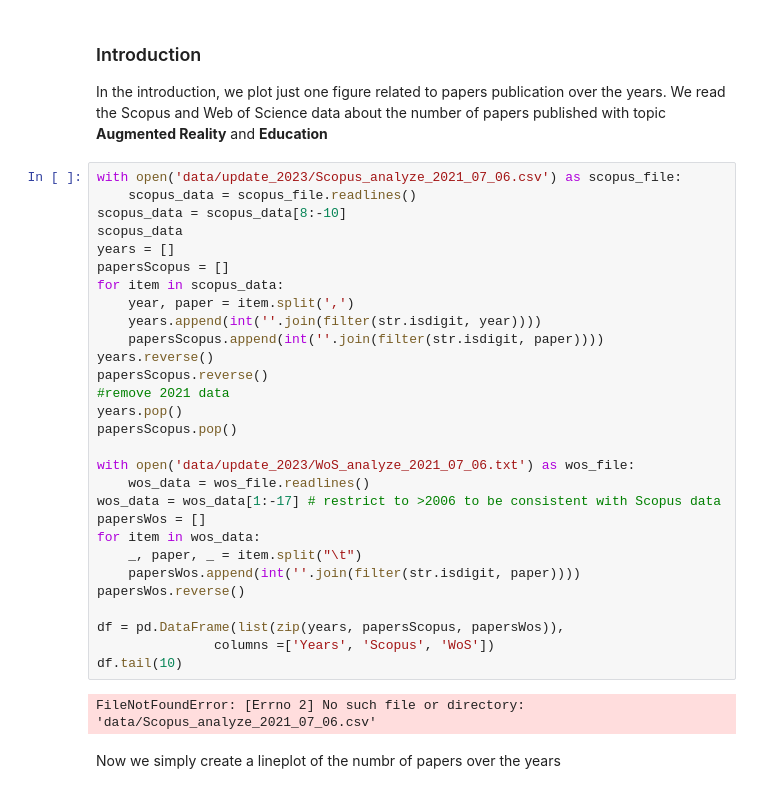
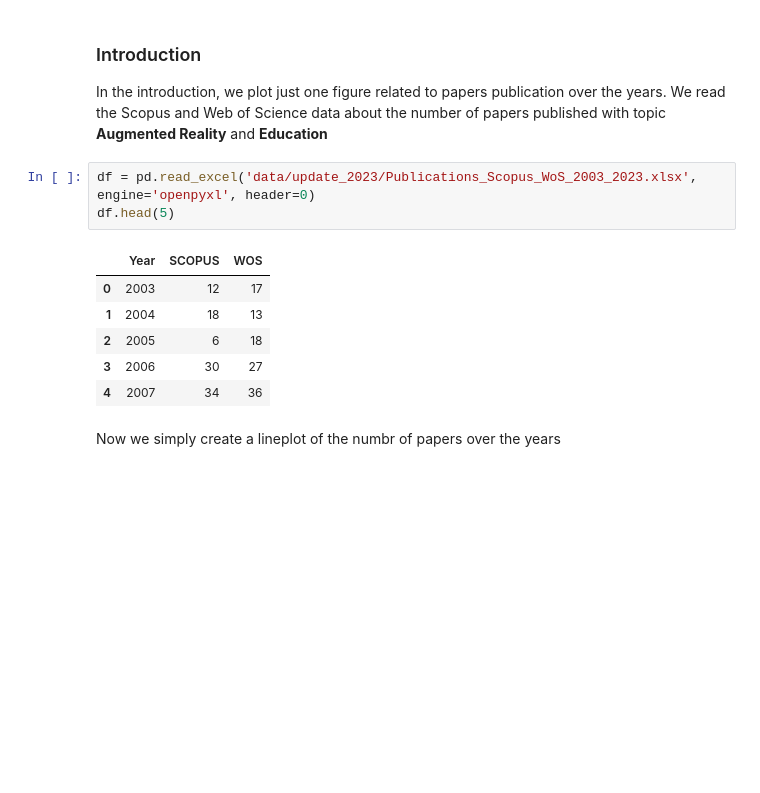
Before and after one commit to Stocastico/AR_SLR_Paper, a Jupyter notebook: create_figures_2023.ipynb, the cells around one changed output. Saved outputs shown, nothing was run; the diff lists cells and outputs as text; blank space fills up the shorter version.

```diff
--- a/create_figures_2023.ipynb
+++ b/create_figures_2023.ipynb
@@ -8,37 +8,16 @@ import csv
 ### Introduction
 In the introduction, we plot just one figure related to papers publication over the years.
 We read the Scopus and Web of Science data about the number of papers published with topic **Augmented Reality** and **Education**
-# %%
-with open('data/update_2023/Scopus_analyze_2021_07_06.csv') as scopus_file:
-    scopus_data = scopus_file.readlines()
-scopus_data = scopus_data[8:-10]
-scopus_data
-years = []
-papersScopus = []
-for item in scopus_data:
-    year, paper = item.split(',')
-    years.append(int(''.join(filter(str.isdigit, year))))
-    papersScopus.append(int(''.join(filter(str.isdigit, paper))))
-years.reverse()
-papersScopus.reverse()
-#remove 2021 data
-years.pop()
-papersScopus.pop()
-
-with open('data/update_2023/WoS_analyze_2021_07_06.txt') as wos_file:
-    wos_data = wos_file.readlines()
-wos_data = wos_data[1:-17] # restrict to >2006 to be consistent with Scopus data
-papersWos = []
-for item in wos_data:
-    _, paper, _ = item.split("\t")
-    papersWos.append(int(''.join(filter(str.isdigit, paper))))
-papersWos.reverse()
-
-df = pd.DataFrame(list(zip(years, papersScopus, papersWos)),
-               columns =['Years', 'Scopus', 'WoS'])
-df.tail(10)
-# %% [output]
-FileNotFoundError: [Errno 2] No such file or directory: 'data/Scopus_analyze_2021_07_06.csv'
+# %%
+df = pd.read_excel('data/update_2023/Publications_Scopus_WoS_2003_2023.xlsx', engine='openpyxl', header=0)
+df.head(5)
+# %% [output]
+|  | Year | SCOPUS | WOS |
+| 0 | 2003 | 12 | 17 |
+| 1 | 2004 | 18 | 13 |
+| 2 | 2005 | 6 | 18 |
+| 3 | 2006 | 30 | 27 |
+| 4 | 2007 | 34 | 36 |
 # %% [markdown]
 Now we simply create a lineplot of the numbr of papers over the years
 # %%
```
Also changed, not shown: parts of 8 cells of this notebook, 10 other files.
